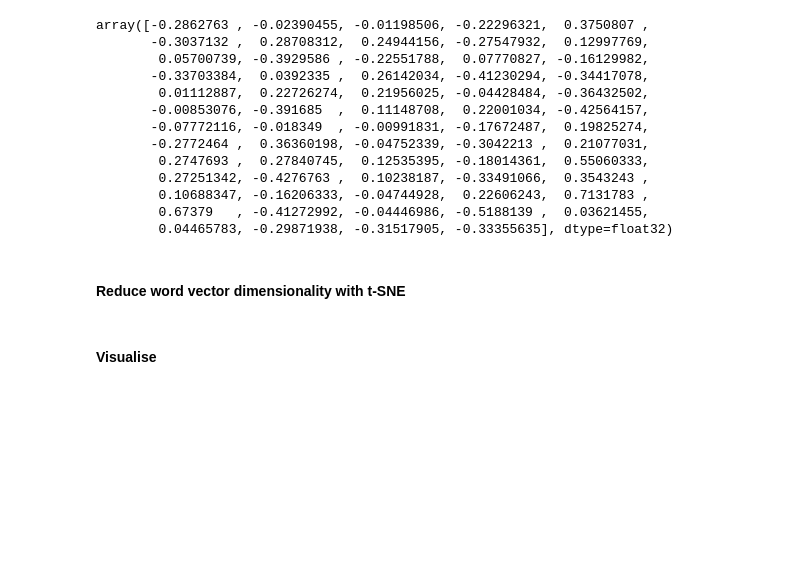
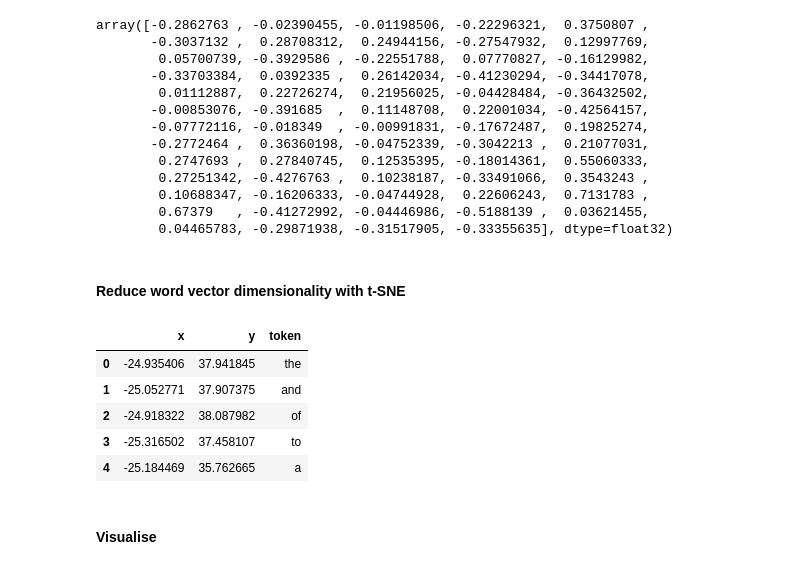
Before and after one commit to swfowler1075/deep-learning-illustrated, a Jupyter notebook: notebooks/natural_language_preprocessing.ipynb, the cells around one changed output. Drawn from its saved outputs; the diff is of its cells as text; code cells hidden in the pictures; blank space fills up the shorter version.

```diff
--- a/notebooks/natural_language_preprocessing.ipynb
+++ b/notebooks/natural_language_preprocessing.ipynb
@@ -448,7 +448,7 @@ model.wv.most_similar(positive=['husband', 'woman'], negative=['man'])
 # %%
 # tsne = TSNE(n_components=2, n_iter=1000)
 # %%
-# X_2d = tsne.fit_transform(model.wv[model.wv.vocab])
+X_2d = tsne.fit_transform(model.wv[model.wv.key_to_index])
 # %%
-# coords_df = pd.DataFrame(X_2d, columns=['x','y'])
-# coords_df['token'] = model.wv.vocab.keys()
+coords_df = pd.DataFrame(X_2d, columns=['x','y'])
+coords_df['token'] = model.wv.key_to_index.keys()
@@ -457 +455,10 @@ model.wv.most_similar(positive=['husband', 'woman'], negative=['man'])
+# %%
+coords_df.head()
+# %% [output]
+|  | x | y | token |
+| 0 | -24.935406 | 37.941845 | the |
+| 1 | -25.052771 | 37.907375 | and |
+| 2 | -24.918322 | 38.087982 | of |
+| 3 | -25.316502 | 37.458107 | to |
+| 4 | -25.184469 | 35.762665 | a |
 # %%
```
Also changed, not shown: parts of 7 cells of this notebook.
